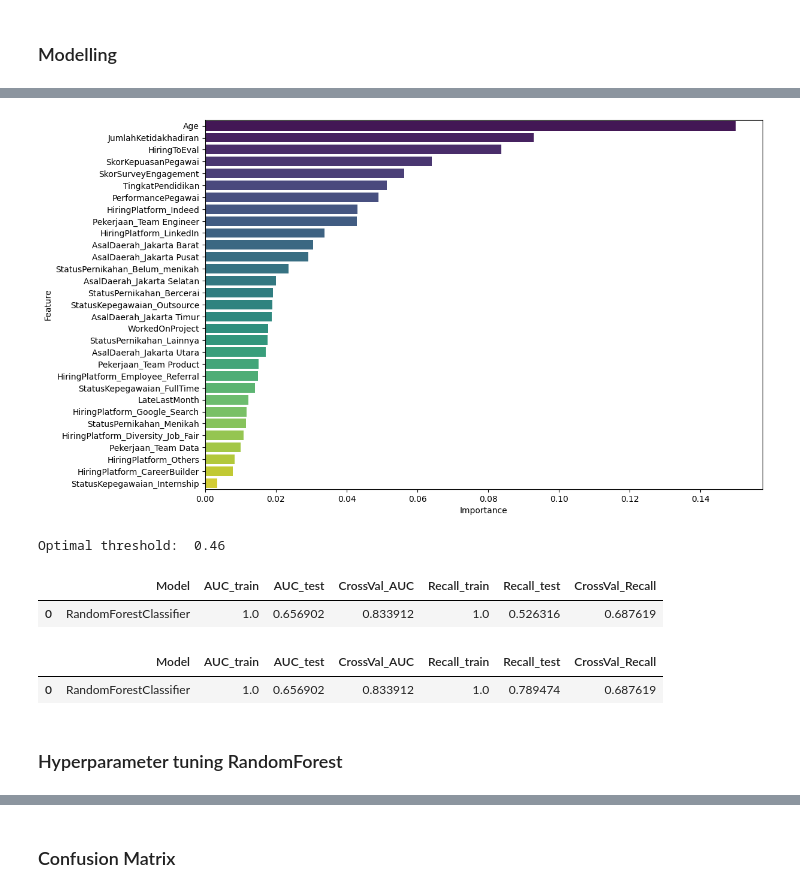
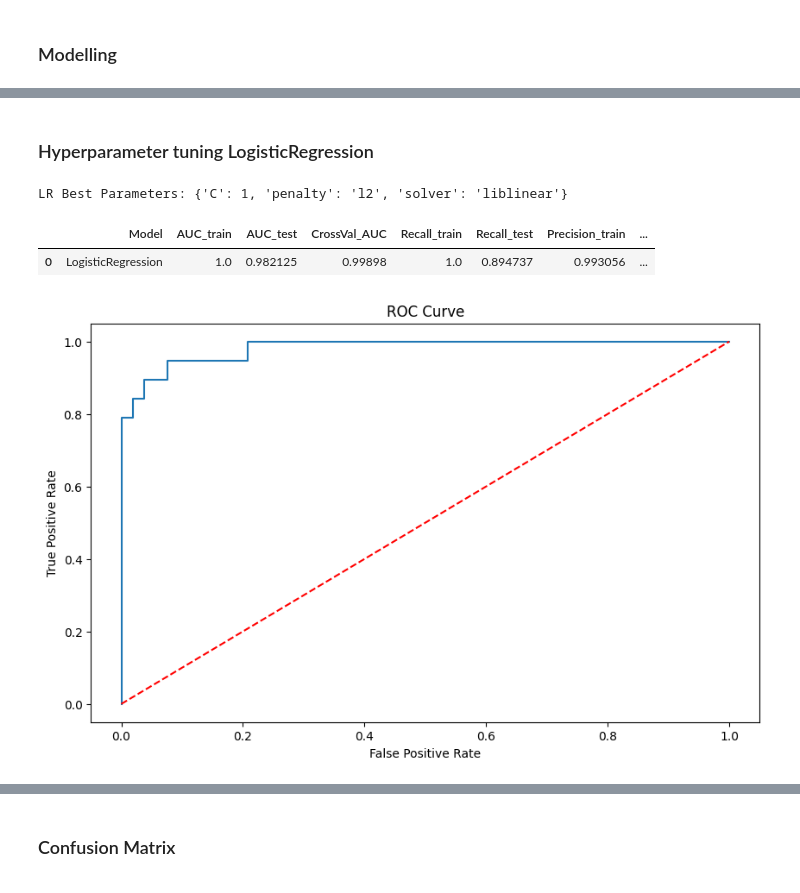
Before and after one commit to azaryasph/Improving-Employee-Retention-By-Predicting-Employee-Attrition-Using-Machine-Learning, a Jupyter notebook: notebook/predict_employee_attrition.ipynb, the cells around one changed output, grey strips where cells are left out. Drawn from its saved outputs; the diff is of its cells as text; code cells hidden in the pictures.

```diff
--- a/notebook/predict_employee_attrition.ipynb
+++ b/notebook/predict_employee_attrition.ipynb
@@ -1549,29 +1497,53 @@ plt.show()
-# %%
-feat_imp_plot(rf_hr_2, X_train_new, y_train_over)
-# %% [output]
-[figure, removed]
+# %% [markdown]
+### Hyperparameter tuning LogisticRegression
+# %%
+lr_param_tune = {
+    'C': [0.001, 0.01, 0.1, 1, 10, 100],
+    'penalty': ['l1', 'l2'],
+    'solver': ['liblinear']
+}
+
+lr_gs = LogisticRegression(random_state=103)
+
+# Initialize GridSearchCV
+gsl = GridSearchCV(
+    estimator=lr_gs,
+    param_grid=lr_param_tune,
+    scoring='roc_auc',
+    cv=10
+)
+
+# Fit the model to the training data
+gsl.fit(X_train_over, y_train_over)
+
+# Get the best parameters
+lr_bestparams = gsl.best_params_
+
+# Print the best parameters
+print(f'LR Best Parameters: {lr_bestparams}')
+# %% [output]
+LR Best Parameters: {'C': 1, 'penalty': 'l2', 'solver': 'liblinear'}
 # %%
+# Tune the model with the best parameter and get the best threshold probability
+lr_hr_tuned = LogisticRegression(**lr_bestparams, random_state=10)
+
 # Get the optimal threshold
-y_scores = rf_hr_2.predict_proba(X_test_new)[:, 1]  # get the probability of the positive class
+lr_hr_tuned.fit(X_train_over, y_train_over)
+y_scores = lr_hr_tuned.predict_proba(X_test_ohe)[:, 1]  # get the probability of the positive class
 fpr, tpr, thresholds = roc_curve(y_test, y_scores)
 
 # Find the optimal threshold
 optimal_idx = np.argmax(tpr - fpr)
 optimal_threshold = thresholds[optimal_idx]
-print("Optimal threshold: ", optimal_threshold)
+
+lrt_score = train_eval_model(lr_hr_tuned, X_train_over, y_train_over, X_test_ohe, y_test, optimal_threshold)
+
+display(lrt_score)
+
+fig, ax = plt.subplots(figsize=(10, 6))
+plot_roc_curve(lr_hr_tuned, X_train_over, y_train_over, X_test_ohe, y_test, ax)
+plt.show()
 # %% [output]
-Optimal threshold:  0.46
+|  | Model | AUC_train | AUC_test | CrossVal_AUC | Recall_train | Recall_test | Precision_train | ... |
+| 0 | LogisticRegression | 1.0 | 0.982125 | 0.99898 | 1.0 | 0.894737 | 0.993056 | ... |
+[figure, added]
-# %%
-rf_thres = train_eval_model(rf_hr_2, X_train_new, y_train_over, X_test_new, y_test, optimal_threshold)
-rf_thres
-# %% [output]
-|  | Model | AUC_train | AUC_test | CrossVal_AUC | Recall_train | Recall_test | CrossVal_Recall |
-| 0 | RandomForestClassifier | 1.0 | 0.656902 | 0.833912 | 1.0 | 0.526316 | 0.687619 |
-# %%
-rf_thres = train_eval_model(rf_hr_2, X_train_new, y_train_over, X_test_new, y_test, 0.35)
-rf_thres
-# %% [output]
-|  | Model | AUC_train | AUC_test | CrossVal_AUC | Recall_train | Recall_test | CrossVal_Recall |
-| 0 | RandomForestClassifier | 1.0 | 0.656902 | 0.833912 | 1.0 | 0.789474 | 0.687619 |
-# %% [markdown]
-### Hyperparameter tuning RandomForest
```
Also changed, not shown: parts of 25 cells of this notebook.
